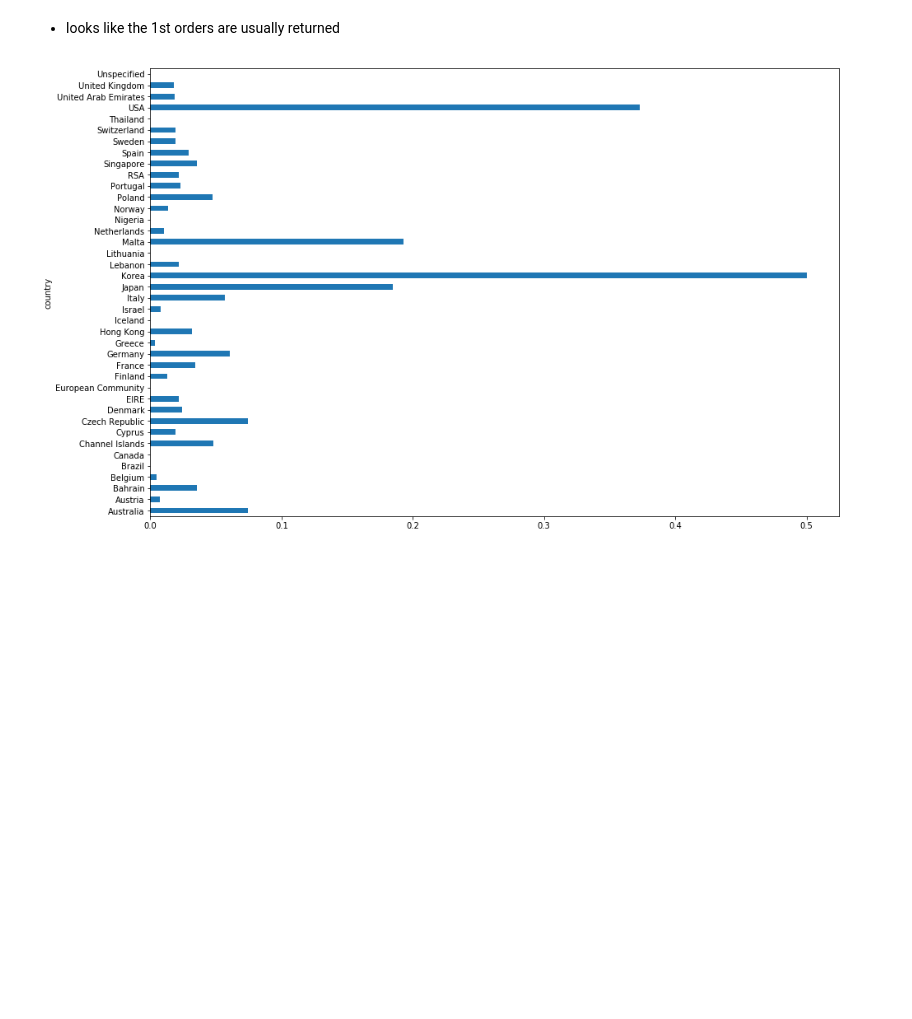
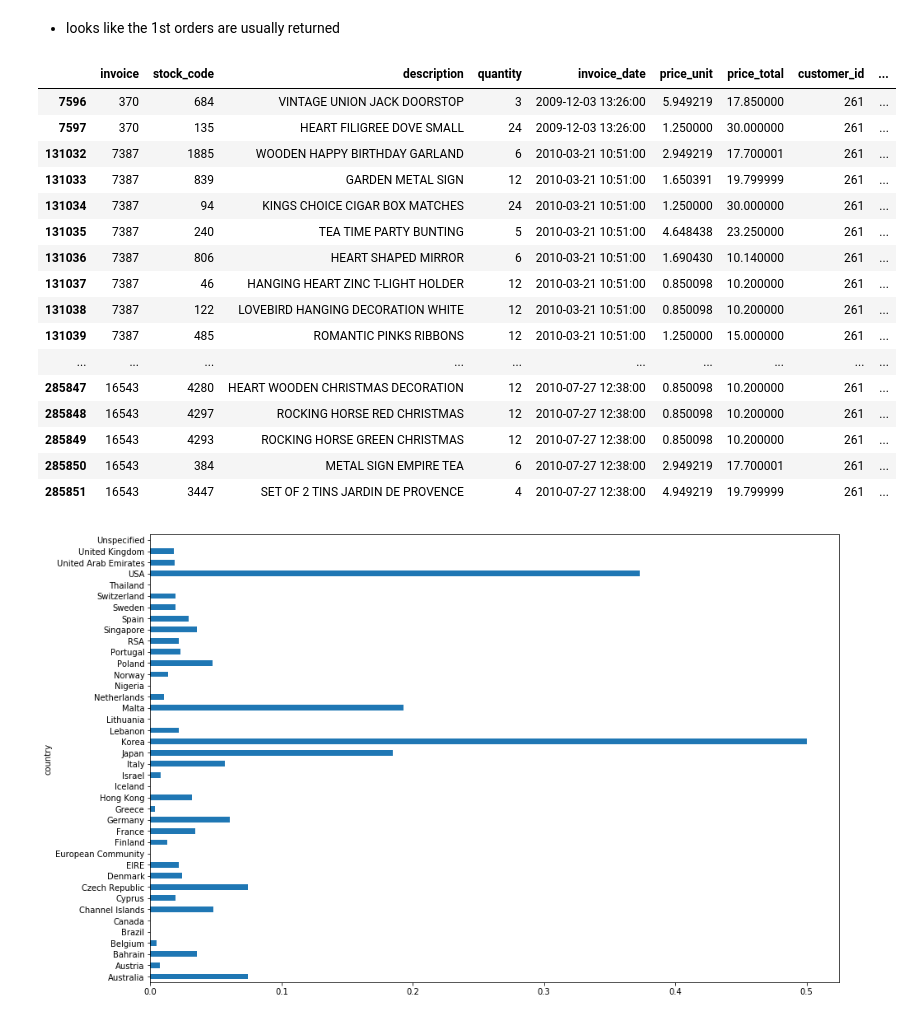
Before and after one commit to mattzajac/DataWorkshop_Competition_Online_Retail, a Jupyter notebook: Konkurs-DW-Absolwenci.ipynb, the cells around one changed output. Saved outputs shown, nothing was run; the diff lists cells and outputs as text; code cells hidden in the pictures; blank space fills up the shorter version.

```diff
--- a/Konkurs-DW-Absolwenci.ipynb
+++ b/Konkurs-DW-Absolwenci.ipynb
@@ -524,6 +524,34 @@ train_copy['invoice_year'] = train_copy.invoice_date.dt.year
 # %%
 # divide a week to weekdays and weekends
 train_copy['invoice_on_weekend'] = train_copy['invoice_weekday'].apply(lambda x: 0 if x <5 else 1)
+# %%
+# map 1st ever order to customer id
+min_order = train.groupby('customer_id')['invoice'].min()
+min_order_dict = min_order.to_dict()
+
+train_copy['first_order_per_customer'] = train_copy.customer_id.map(min_order_dict)
+# %%
+train_copy['is_first_order'] = train_copy['first_order_per_customer'] == train_copy['invoice']
+# %%
+train_copy[ train_copy.customer_id == 261 ]
+# %% [output]
+|  | invoice | stock_code | description | quantity | invoice_date | price_unit | price_total | customer_id | ... |
+| 7596 | 370 | 684 | VINTAGE UNION JACK DOORSTOP | 3 | 2009-12-03 13:26:00 | 5.949219 | 17.850000 | 261 | ... |
+| 7597 | 370 | 135 | HEART FILIGREE DOVE SMALL | 24 | 2009-12-03 13:26:00 | 1.250000 | 30.000000 | 261 | ... |
+| 131032 | 7387 | 1885 | WOODEN HAPPY BIRTHDAY GARLAND | 6 | 2010-03-21 10:51:00 | 2.949219 | 17.700001 | 261 | ... |
+| 131033 | 7387 | 839 | GARDEN METAL SIGN | 12 | 2010-03-21 10:51:00 | 1.650391 | 19.799999 | 261 | ... |
+| 131034 | 7387 | 94 | KINGS CHOICE CIGAR BOX MATCHES | 24 | 2010-03-21 10:51:00 | 1.250000 | 30.000000 | 261 | ... |
+| 131035 | 7387 | 240 | TEA TIME PARTY BUNTING | 5 | 2010-03-21 10:51:00 | 4.648438 | 23.250000 | 261 | ... |
+| 131036 | 7387 | 806 | HEART SHAPED MIRROR | 6 | 2010-03-21 10:51:00 | 1.690430 | 10.140000 | 261 | ... |
+| 131037 | 7387 | 46 | HANGING HEART ZINC T-LIGHT HOLDER | 12 | 2010-03-21 10:51:00 | 0.850098 | 10.200000 | 261 | ... |
+| 131038 | 7387 | 122 | LOVEBIRD HANGING DECORATION WHITE | 12 | 2010-03-21 10:51:00 | 0.850098 | 10.200000 | 261 | ... |
+| 131039 | 7387 | 485 | ROMANTIC PINKS RIBBONS | 12 | 2010-03-21 10:51:00 | 1.250000 | 15.000000 | 261 | ... |
+| ... | ... | ... | ... | ... | ... | ... | ... | ... | ... |
+| 285847 | 16543 | 4280 | HEART WOODEN CHRISTMAS DECORATION | 12 | 2010-07-27 12:38:00 | 0.850098 | 10.200000 | 261 | ... |
+| 285848 | 16543 | 4297 | ROCKING HORSE RED CHRISTMAS | 12 | 2010-07-27 12:38:00 | 0.850098 | 10.200000 | 261 | ... |
+| 285849 | 16543 | 4293 | ROCKING HORSE GREEN CHRISTMAS | 12 | 2010-07-27 12:38:00 | 0.850098 | 10.200000 | 261 | ... |
+| 285850 | 16543 | 384 | METAL SIGN EMPIRE TEA | 6 | 2010-07-27 12:38:00 | 2.949219 | 17.700001 | 261 | ... |
+| 285851 | 16543 | 3447 | SET OF 2 TINS JARDIN DE PROVENCE | 4 | 2010-07-27 12:38:00 | 4.949219 | 19.799999 | 261 | ... |
 # %%
 train.groupby('country')['is_canceled'].mean().plot(kind='barh', figsize=(15,10));
 # %% [output]
```
Also changed, not shown: parts of 1 cell of this notebook.
